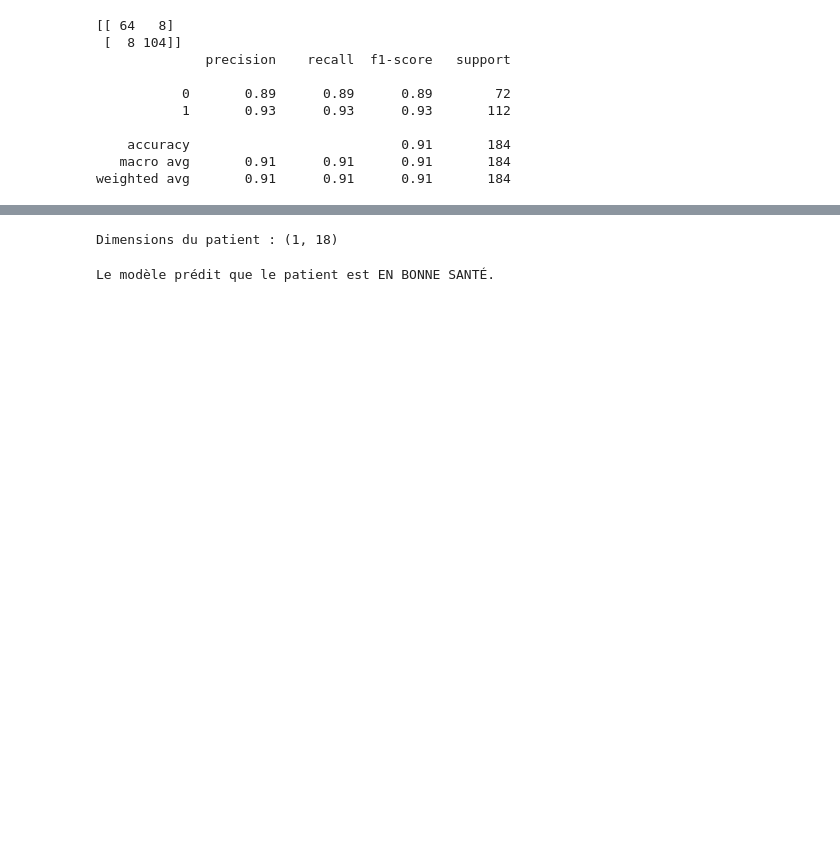
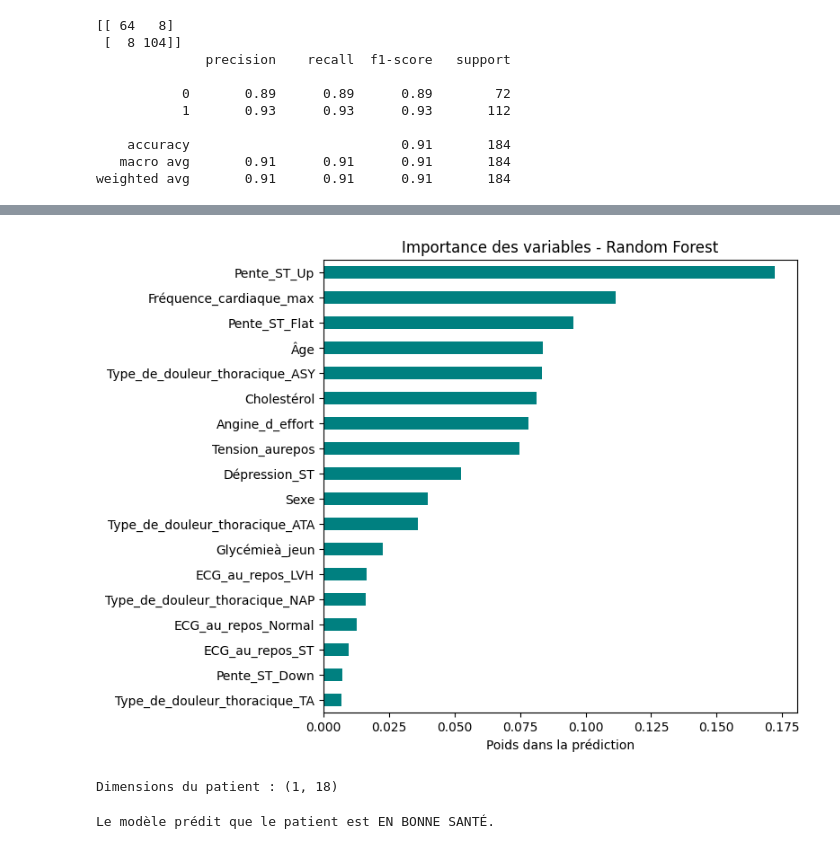
Before and after one commit to CandiceGiami/ProjetMaladiesCardiaques, a Jupyter notebook: DATA/algo_jupyter/random_forest.ipynb, the cells around one changed output, grey strips where cells are left out. Cells and saved outputs as stored; diff of their text form; code cells hidden in the pictures; blank space fills up the shorter version.

```diff
--- a/DATA/algo_jupyter/random_forest.ipynb
+++ b/DATA/algo_jupyter/random_forest.ipynb
@@ -79 +125,14 @@ weighted avg       0.91      0.91      0.91       184
+# %%
+# 3. Importance des variables
+importances = rf.feature_importances_
+feature_importances = pd.Series(importances, index=X.columns).sort_values(ascending=True)
+
+plt.figure(figsize=(8,6))
+feature_importances.plot(kind="barh", color="teal")
+plt.title("Importance des variables - Random Forest")
+plt.xlabel("Poids dans la prédiction")
+plt.tight_layout()
+plt.show()
+# %% [output]
+[figure, added]
 # %%
```
Also changed, not shown: parts of 9 cells of this notebook, 5 other files.
